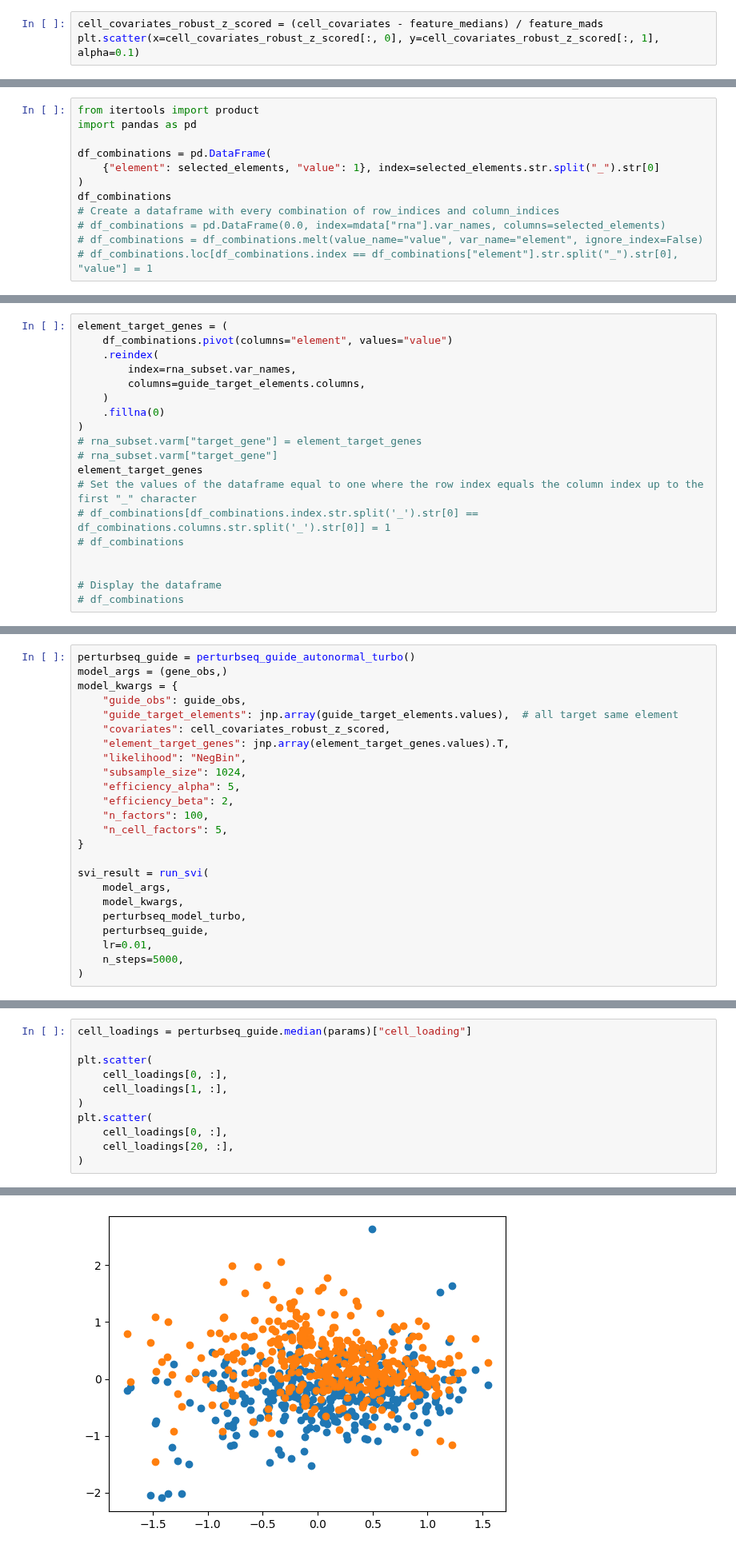
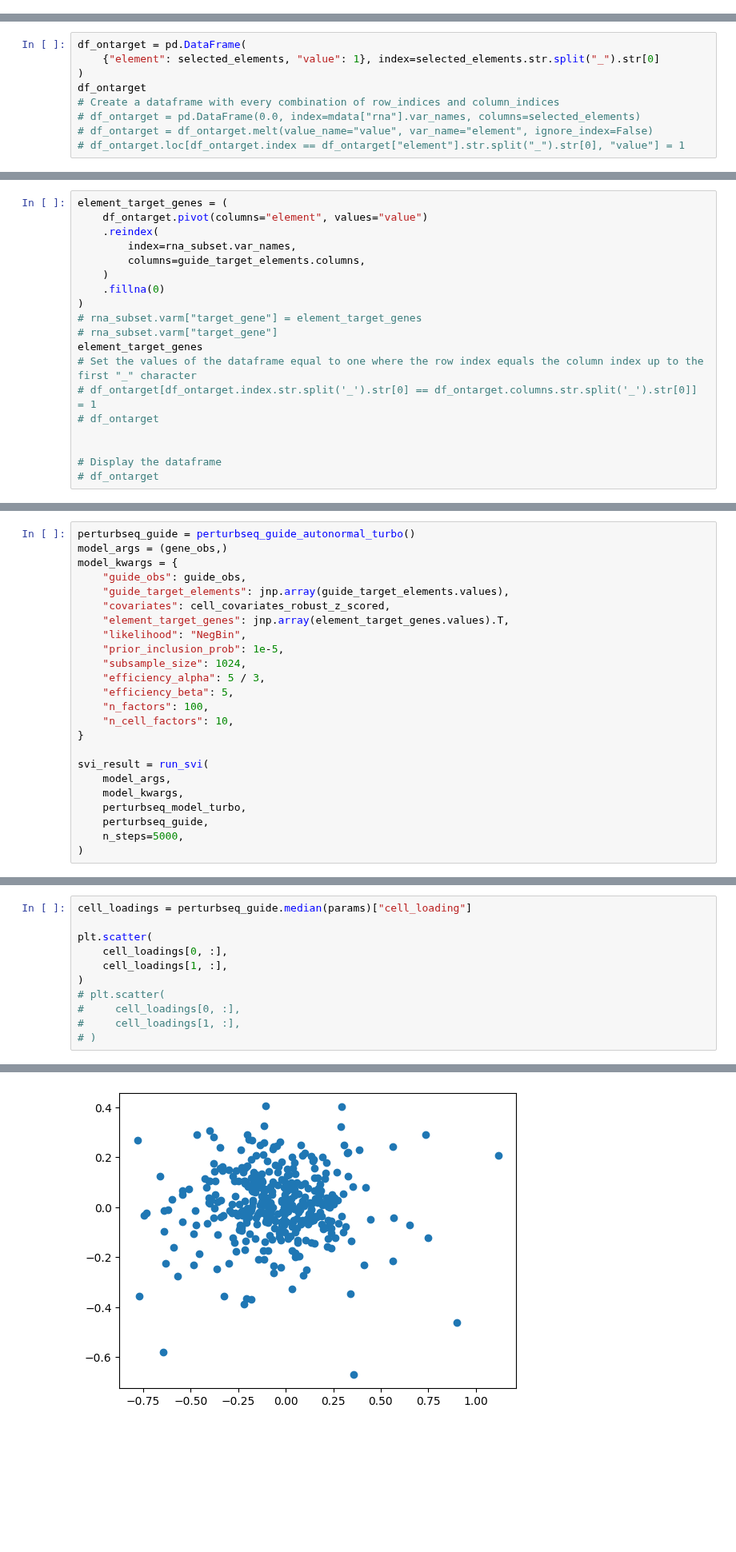
Before and after one commit to pinellolab/PerTurbo, a Jupyter notebook: docs/notebooks/gasperini_pilot_jax_multigene.ipynb, the cells around one changed output, grey strips where cells are left out. Shown at 80% size. Cells and saved outputs as stored; diff of their text form; blank space fills up the shorter version.

```diff
--- a/docs/notebooks/gasperini_pilot_jax_multigene.ipynb
+++ b/docs/notebooks/gasperini_pilot_jax_multigene.ipynb
@@ -137,3 +125,0 @@ plt.scatter(x=cell_covariates_z_scored[:, 0], y=cell_covariates_z_scored[:, 1],
-# %%
-cell_covariates_robust_z_scored = (cell_covariates - feature_medians) / feature_mads
-plt.scatter(x=cell_covariates_robust_z_scored[:, 0], y=cell_covariates_robust_z_scored[:, 1], alpha=0.1)
@@ -200,17 +195,14 @@ import pandas as pd
 # plt.tight_layout()
 # plt.show()
 # %%
-from itertools import product
-import pandas as pd
-
-df_combinations = pd.DataFrame(
+df_ontarget = pd.DataFrame(
     {"element": selected_elements, "value": 1}, index=selected_elements.str.split("_").str[0]
 )
-df_combinations
+df_ontarget
 # Create a dataframe with every combination of row_indices and column_indices
-# df_combinations = pd.DataFrame(0.0, index=mdata["rna"].var_names, columns=selected_elements)
-# df_combinations = df_combinations.melt(value_name="value", var_name="element", ignore_index=False)
-# df_combinations.loc[df_combinations.index == df_combinations["element"].str.split("_").str[0], "value"] = 1
+# df_ontarget = pd.DataFrame(0.0, index=mdata["rna"].var_names, columns=selected_elements)
+# df_ontarget = df_ontarget.melt(value_name="value", var_name="element", ignore_index=False)
+# df_ontarget.loc[df_ontarget.index == df_ontarget["element"].str.split("_").str[0], "value"] = 1
 # %% [output]
 |  | element | value |
 | ACTB | ACTB_TSS | 1 |
@@ -227,7 +219,7 @@ df_combinations
 381 rows × 2 columns
 # %%
 element_target_genes = (
-    df_combinations.pivot(columns="element", values="value")
+    df_ontarget.pivot(columns="element", values="value")
     .reindex(
         index=rna_subset.var_names,
         columns=guide_target_elements.columns,
@@ -238,12 +230,12 @@ element_target_genes = (
 # rna_subset.varm["target_gene"]
 element_target_genes
 # Set the values of the dataframe equal to one where the row index equals the column index up to the first "_" character
-# df_combinations[df_combinations.index.str.split('_').str[0] == df_combinations.columns.str.split('_').str[0]] = 1
-# df_combinations
+# df_ontarget[df_ontarget.index.str.split('_').str[0] == df_ontarget.columns.str.split('_').str[0]] = 1
+# df_ontarget
 
 
 # Display the dataframe
-# df_combinations
+# df_ontarget
 # %% [output]
 |  | ACTB_TSS | ACTG1_TSS | ACYP1_TSS | ADIPOR1_TSS | ALDH1A2_TSS | APEX1_TSS | APLP2_TSS | ARF6_TSS | ARID1A_TSS | ... |
 | ACTB | 1.0 | 0.0 | 0.0 | 0.0 | 0.0 | 0.0 | 0.0 | 0.0 | 0.0 | ... |
@@ -286,15 +283,16 @@ perturbseq_guide = perturbseq_guide_autonormal_turbo()
 model_args = (gene_obs,)
 model_kwargs = {
     "guide_obs": guide_obs,
-    "guide_target_elements": jnp.array(guide_target_elements.values),  # all target same element
+    "guide_target_elements": jnp.array(guide_target_elements.values),
     "covariates": cell_covariates_robust_z_scored,
     "element_target_genes": jnp.array(element_target_genes.values).T,
     "likelihood": "NegBin",
+    "prior_inclusion_prob": 1e-5,
     "subsample_size": 1024,
-    "efficiency_alpha": 5,
-    "efficiency_beta": 2,
+    "efficiency_alpha": 5 / 3,
+    "efficiency_beta": 5,
     "n_factors": 100,
-    "n_cell_factors": 5,
+    "n_cell_factors": 10,
 }
 
 svi_result = run_svi(
@@ -302,7 +300,6 @@ svi_result = run_svi(
     model_kwargs,
     perturbseq_model_turbo,
     perturbseq_guide,
-    lr=0.01,
     n_steps=5000,
 )
 # %%
@@ -338,17 +335,17 @@ plt.scatter(cell_factors[:, 0], cell_factors[:, 1], alpha=0.01)
 # %%
 cell_loadings = perturbseq_guide.median(params)["cell_loading"]
 
 plt.scatter(
     cell_loadings[0, :],
     cell_loadings[1, :],
 )
-plt.scatter(
-    cell_loadings[0, :],
-    cell_loadings[20, :],
-)
+# plt.scatter(
+#     cell_loadings[0, :],
+#     cell_loadings[1, :],
+# )
 # %% [output]
 <matplotlib.collections.PathCollection at 0x...>
-[figure, old version]
+[figure, new version]
 # %%
 param_medians = perturbseq_guide.median(params)
 gene_params_df = pd.DataFrame(
```
Also changed, not shown: parts of 28 cells of this notebook, 5 other files.
